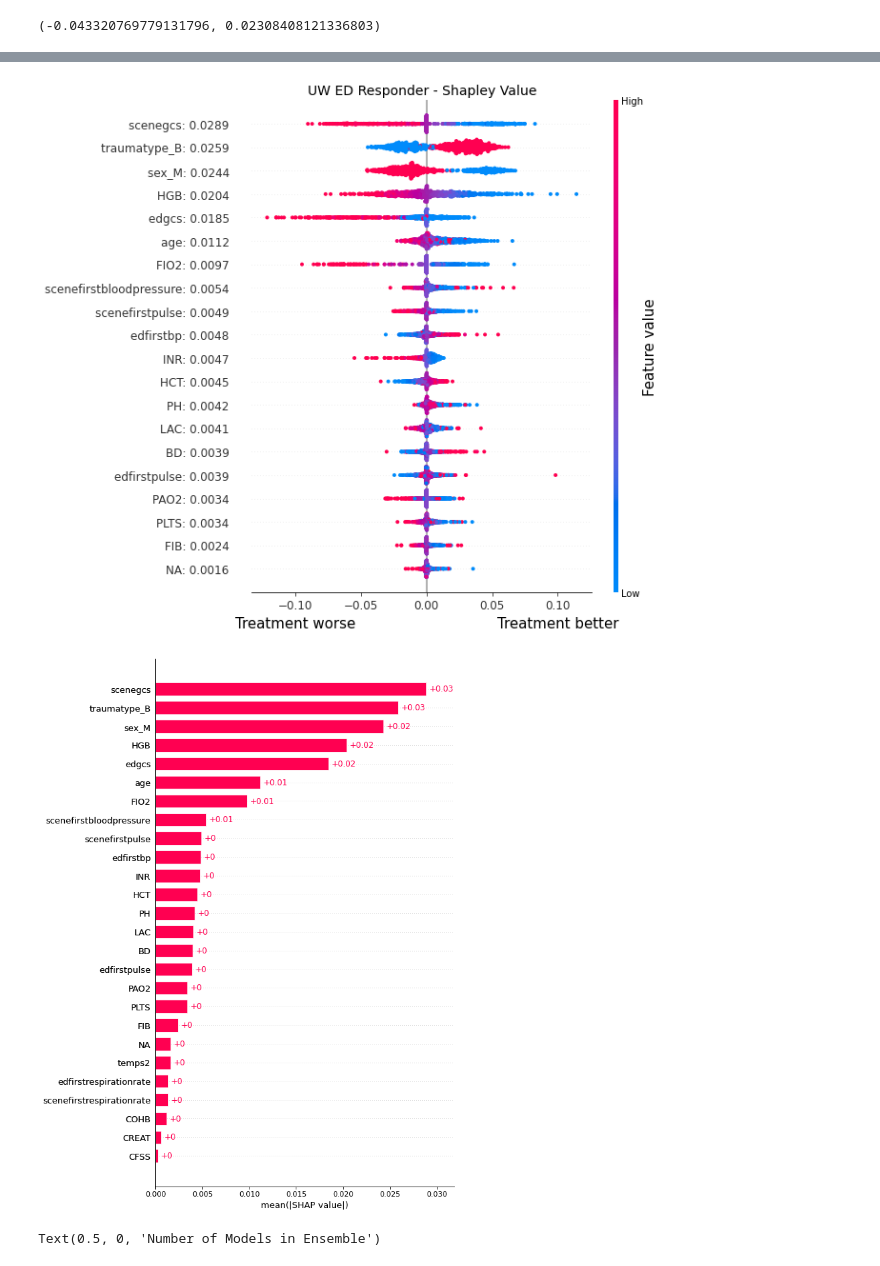
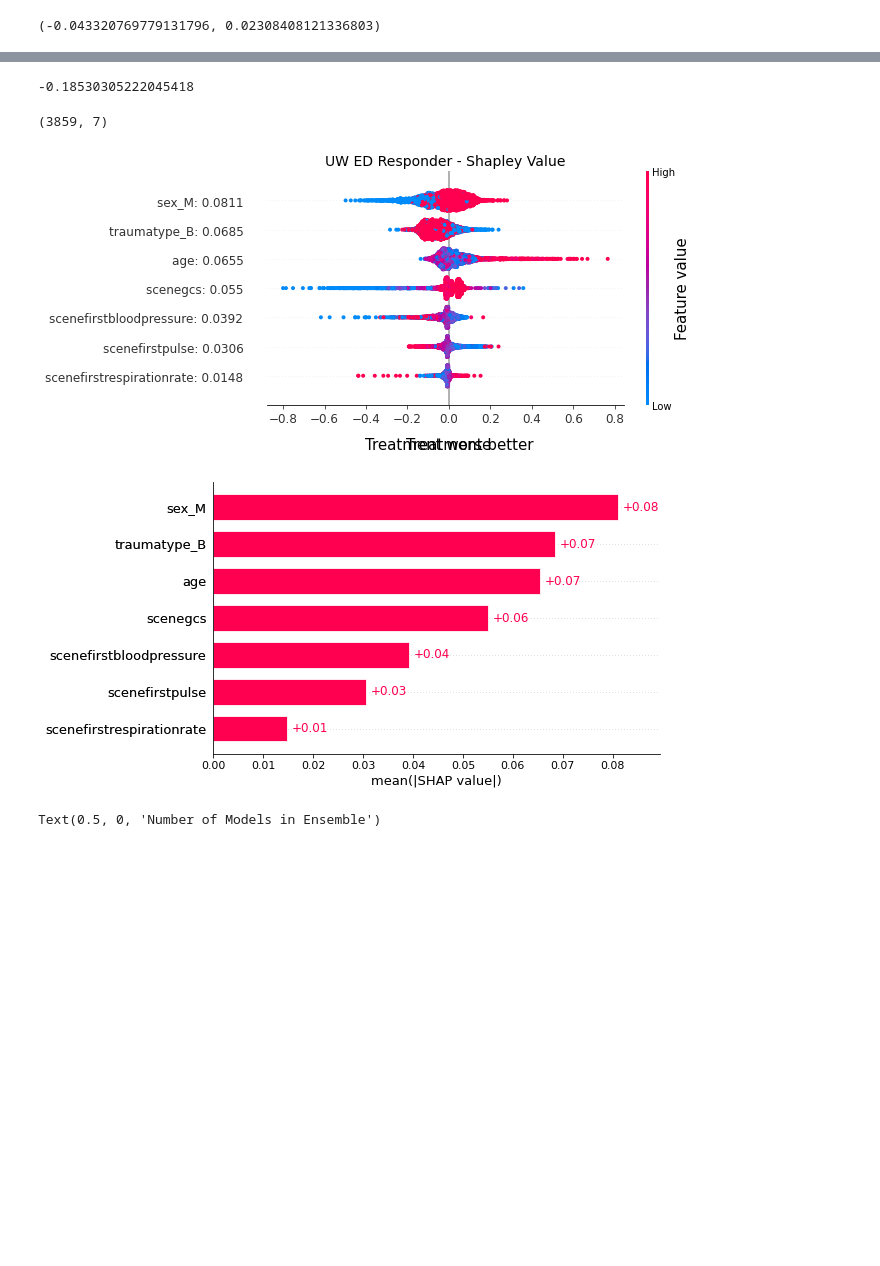
Before and after one commit to q8888620002/Explain_CATE, a Jupyter notebook: obs.ipynb, the cells around one changed output, grey strips where cells are left out. Saved outputs shown, nothing was run; the diff lists cells and outputs as text; code cells hidden in the pictures; blank space fills up the shorter version.

```diff
--- a/obs.ipynb
+++ b/obs.ipynb
@@ -107,7 +107,7 @@ np.mean(predict_results) , np.std(predict_results)/np.sqrt(predict_results.shape
 # %%
 import pickle as pkl
 
-predict_results = pkl.load(open("results/responder/predict_results_ensemble_True.pkl",'rb'))
+predict_results = pkl.load(open("results/txa/predict_results_ensemble_True.pkl",'rb'))
 
 mean_ates = predict_results.mean(1)
 
@@ -126,28 +126,36 @@ Output 0.016768603256426397: 95% CI = (-0.202, 0.244)
+# %%
+data = Dataset("massive_trans", 0)
+
+x, w, y = data.get_data()
+
+print((np.sum(y[w ==1]))/len(y[w==1]) - (np.sum(y[w==0]))/len(y[w==0]) )
+# %% [output]
+-0.18530305222045418
 # %%
-data = Dataset("responder", 0)
 
-x, _, _ = data.get_data()
 
-avg_shap = pkl.load(open("results/responder/shap_bootstrapped_ensemble_True.pkl",'rb'))
+avg_shap = pkl.load(open("results/txa/shap_ensemble_True.pkl",'rb'))
 
+print(avg_shap.shape)
 plot_feature_values(
-    avg_shap.mean(0),
+    avg_shap,
     x,
     data.get_feature_names()
 )
 
 exp = shap.Explanation(
-    avg_shap.mean(0),
+    avg_shap,
     feature_names = data.get_feature_names()
 )
 
 shap.plots.bar(
     exp,
     max_display=len(data.get_feature_names()),
 )
 # %% [output]
+(3859, 7)
-[figure, old version]
+[figure, new version]
-[figure, old version]
+[figure, new version]
 # %%
 from sklearn.metrics.pairwise import cosine_similarity
 
```
Also changed, not shown: parts of 1 cell of this notebook, 10 other files.
